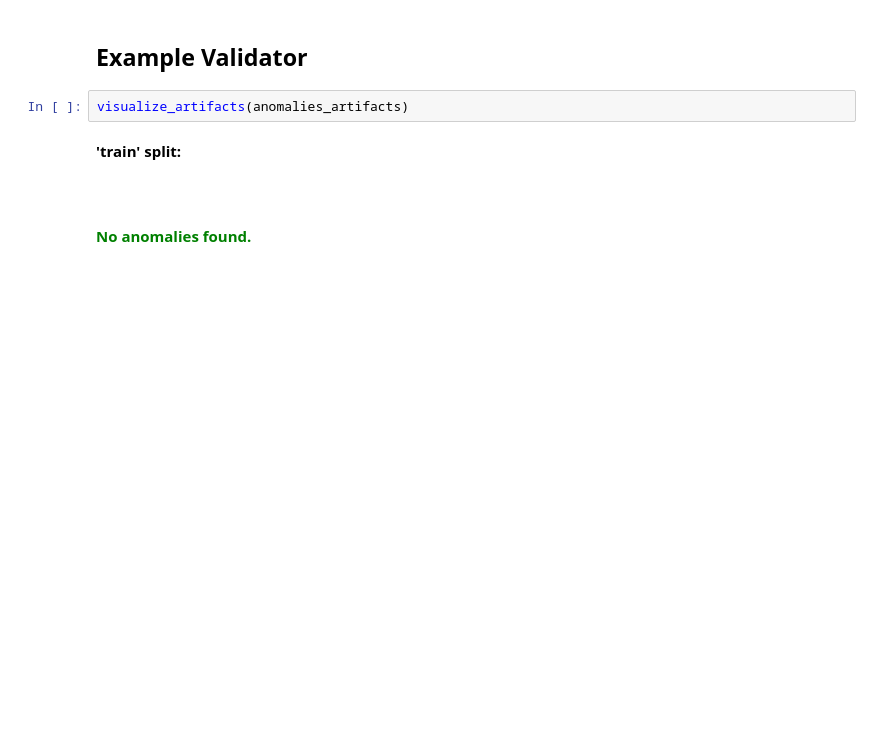
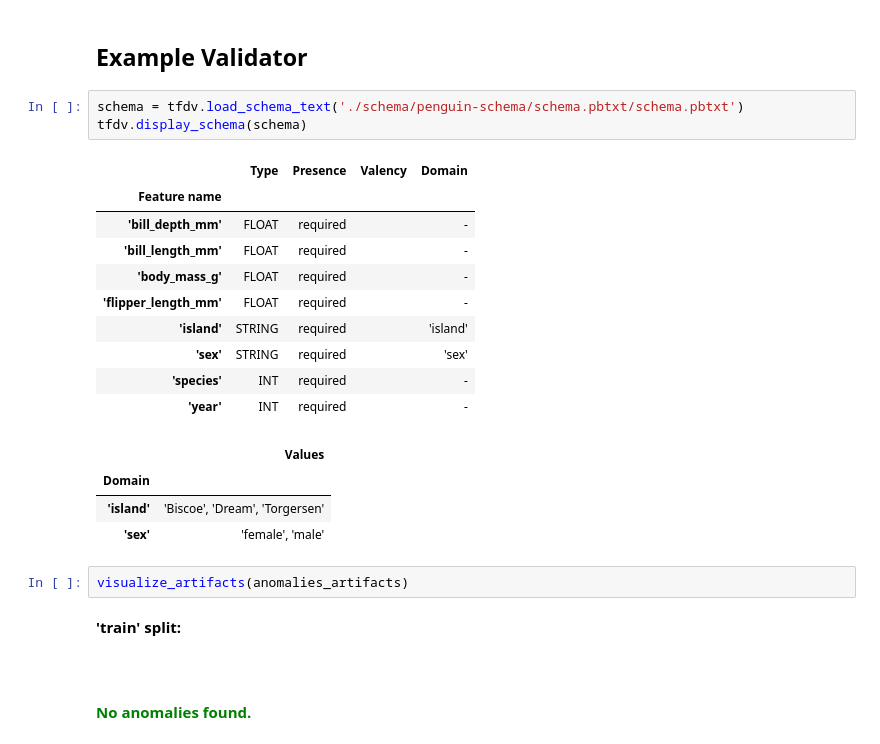
Before and after one commit to robertf99/tfx-e2e, a Jupyter notebook: penguin-pipeline/examine_outputs.ipynb, the cells around one changed output. Saved outputs shown, nothing was run; the diff lists cells and outputs as text; blank space fills up the shorter version.

```diff
--- a/penguin-pipeline/examine_outputs.ipynb
+++ b/penguin-pipeline/examine_outputs.ipynb
@@ -61,6 +68,24 @@ tfdv.visualize_statistics(stats1, stats2)
 [interactive output not drawn]
 # %% [markdown]
 ## Example Validator
+# %%
+schema = tfdv.load_schema_text('./schema/penguin-schema/schema.pbtxt/schema.pbtxt')
+tfdv.display_schema(schema)
+# %% [output]
+|  | Type | Presence | Valency | Domain |
+| Feature name |  |  |  |  |
+| 'bill_depth_mm' | FLOAT | required |  | - |
+| 'bill_length_mm' | FLOAT | required |  | - |
+| 'body_mass_g' | FLOAT | required |  | - |
+| 'flipper_length_mm' | FLOAT | required |  | - |
+| 'island' | STRING | required |  | 'island' |
+| 'sex' | STRING | required |  | 'sex' |
+| 'species' | INT | required |  | - |
+| 'year' | INT | required |  | - |
+|  | Values |
+| Domain |  |
+| 'island' | 'Biscoe', 'Dream', 'Torgersen' |
+| 'sex' | 'female', 'male' |
 # %%
 visualize_artifacts(anomalies_artifacts)
 # %% [output]
```
Also changed, not shown: parts of 10 cells of this notebook.
